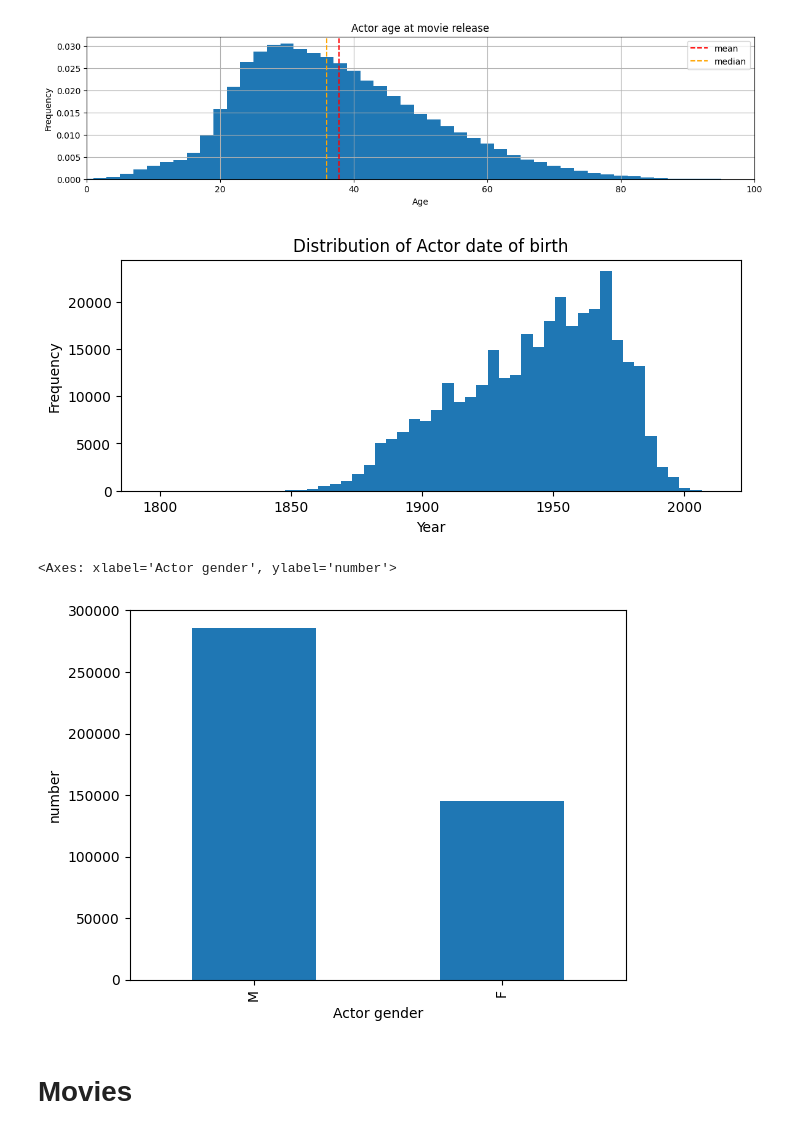
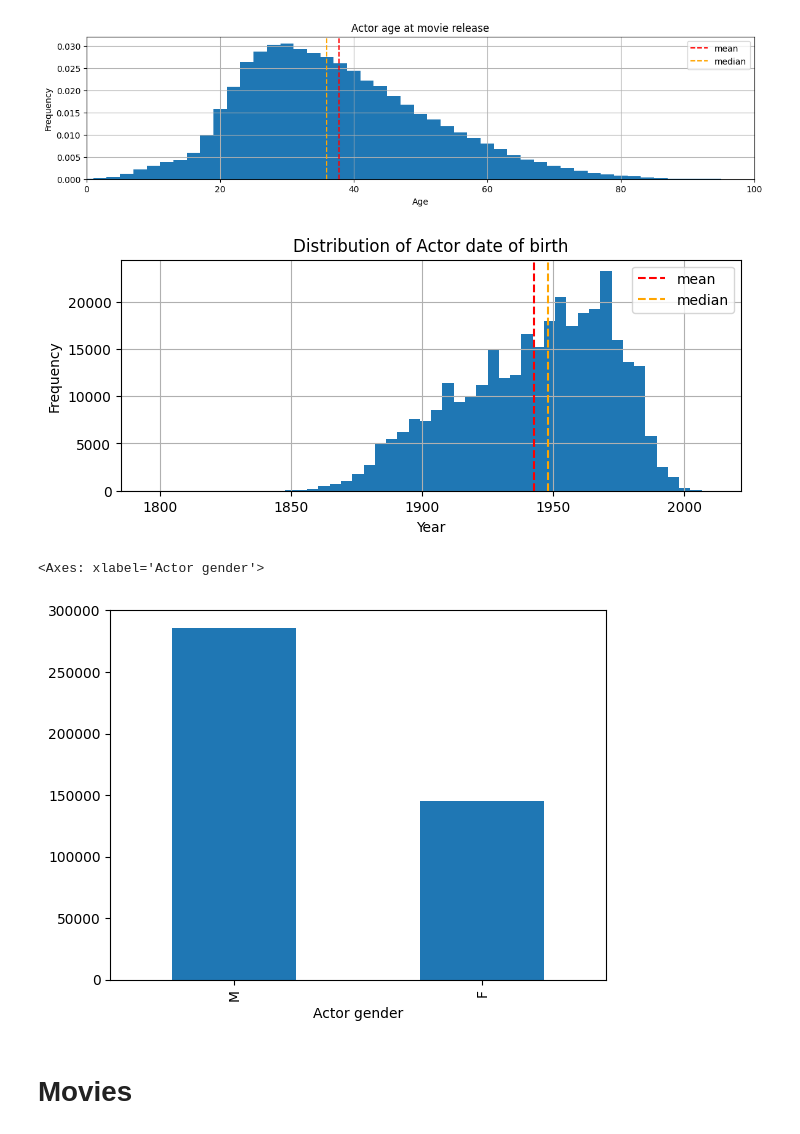
Before and after one commit to epfl-ada/ada-2024-project-metal2024, a Jupyter notebook: results.ipynb, the cells around one changed output. Saved outputs shown, nothing was run; the diff lists cells and outputs as text; code cells hidden in the pictures.

```diff
--- a/results.ipynb
+++ b/results.ipynb
@@ -201,23 +201,26 @@ characters_df_noproccessed["Actor age at movie release"].hist(bins=4000, density
 # %%
 
 actor_dates = pd.to_datetime(characters_df_noproccessed['Actor date of birth'], errors='coerce').dt.year
-
 
 plt.figure(figsize=(8,3))
 plt.hist(actor_dates, bins=50)
 plt.xlabel('Year')
 plt.ylabel('Frequency')
 plt.title('Distribution of Actor date of birth')
+
+plt.axvline(actor_dates.mean(), linestyle="--", color="red", label="mean")
+plt.axvline(actor_dates.median(), color="orange", label="median", linestyle="--")
+plt.legend()
+plt.grid()
+
 plt.show()
 # %% [output]
-[figure, old version]
+[figure, new version]
 # %%
-plt.xlabel("gender")
-plt.ylabel("number")
 characters_df["Actor gender"].value_counts().plot(kind="bar")
 # %% [output]
-<Axes: xlabel='Actor gender', ylabel='number'>
+<Axes: xlabel='Actor gender'>
-[figure, old version]
+[figure, new version]
 # %% [markdown]
 # Movies
 # %% [markdown]
```
